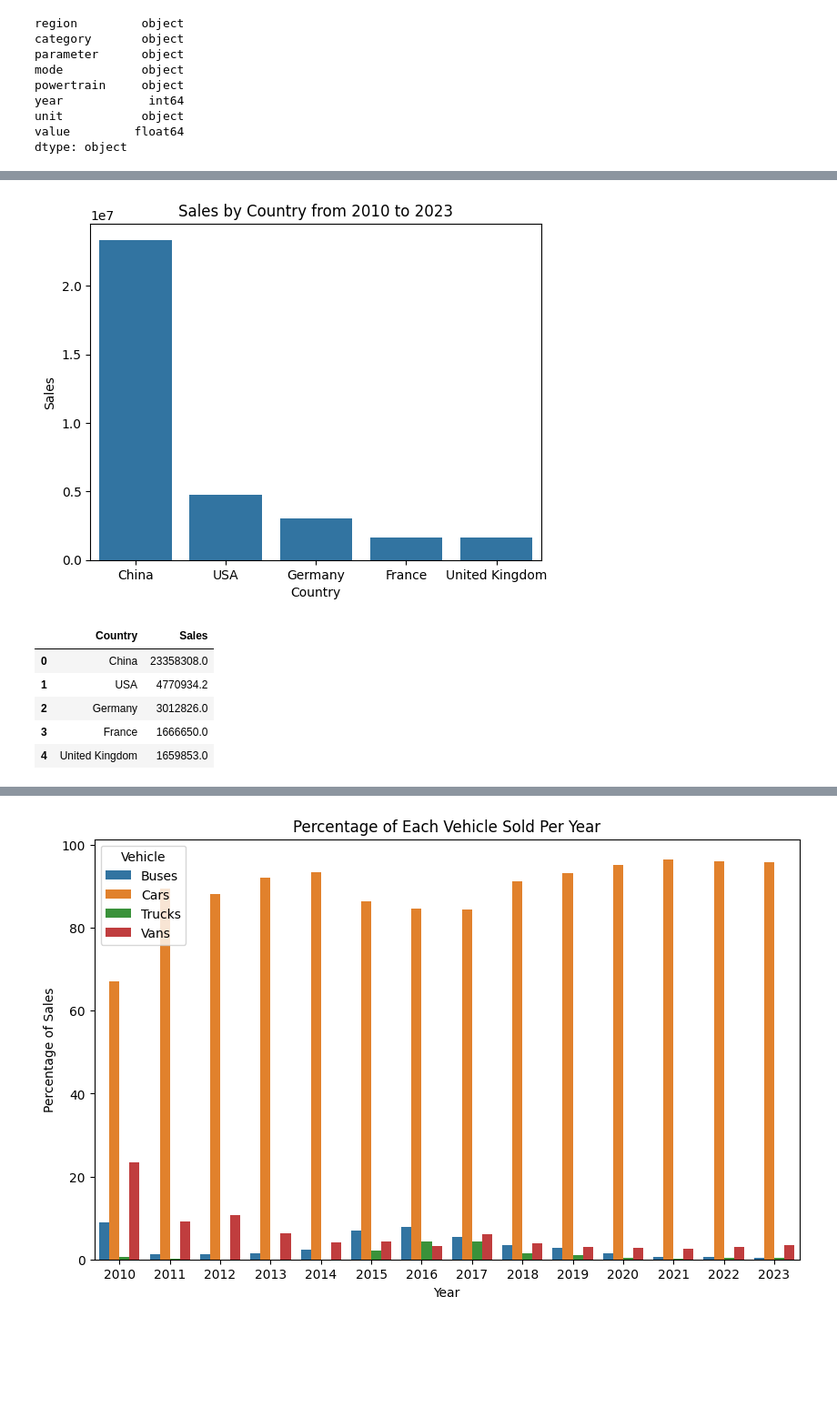
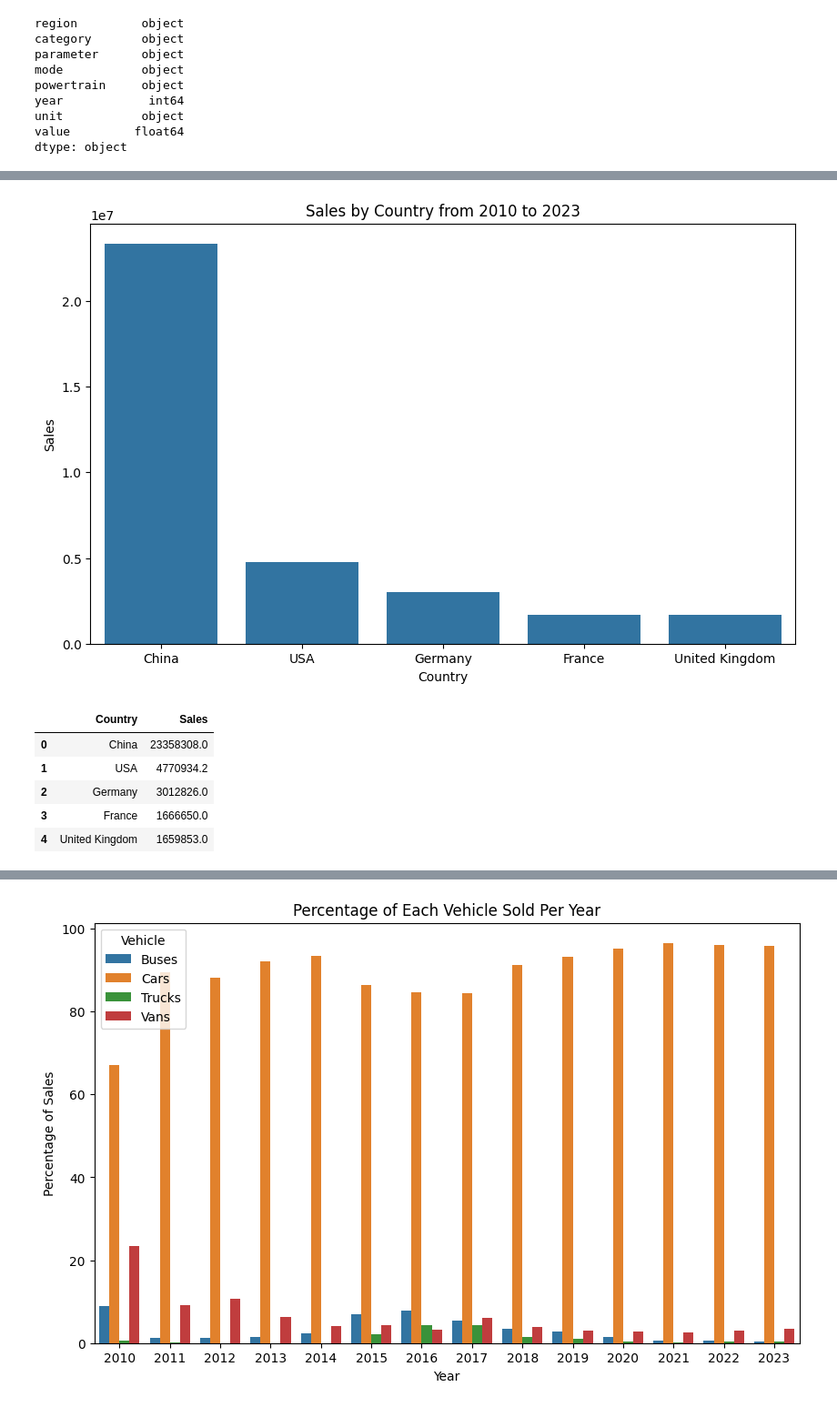
Before and after one commit to build-summer-2024/async-teal-kenny-final-project, a Jupyter notebook: final_project.ipynb, the cells around one changed output, grey strips where cells are left out. Shown: that part at 91% size. Saved outputs shown, nothing was run; the diff lists cells and outputs as text; code cells hidden in the pictures; blank space fills up the shorter version.

```diff
--- a/final_project.ipynb
+++ b/final_project.ipynb
@@ -77,21 +80,22 @@ plt.show()
 # %%
 # 4. Which country has sold the most EVs in total?
 country_sales = {}
 for country in countries:
     country_sales[country] = 0
 for index, row in sort_by_historical_sales.iterrows():
     if (row.region != "World" and row.region != "Europe" and row.region != "EU27"):
         country_sales[row.region] = country_sales[row.region] + row.value
 result = sorted(country_sales.items(), key=lambda item: item[1], reverse=True)
 sum_country_sales = pd.DataFrame(result,columns=["Country","Sales"])
 top_5_countries = sum_country_sales.nlargest(5,"Sales")
+plt.figure(figsize=(10, 6))
 seaborn.barplot(x=top_5_countries.Country,y=top_5_countries.Sales)
 plt.title("Sales by Country from 2010 to 2023")
 plt.savefig("Visualizations/Question 4 Visualization.png")
 plt.show()
 top_5_countries
 # %% [output]
-[figure, old version]
+[figure, new version]
 |  | Country | Sales |
 | 0 | China | 23358308.0 |
 | 1 | USA | 4770934.2 |
```
Also changed, not shown: parts of 7 cells of this notebook, 8 other files.
